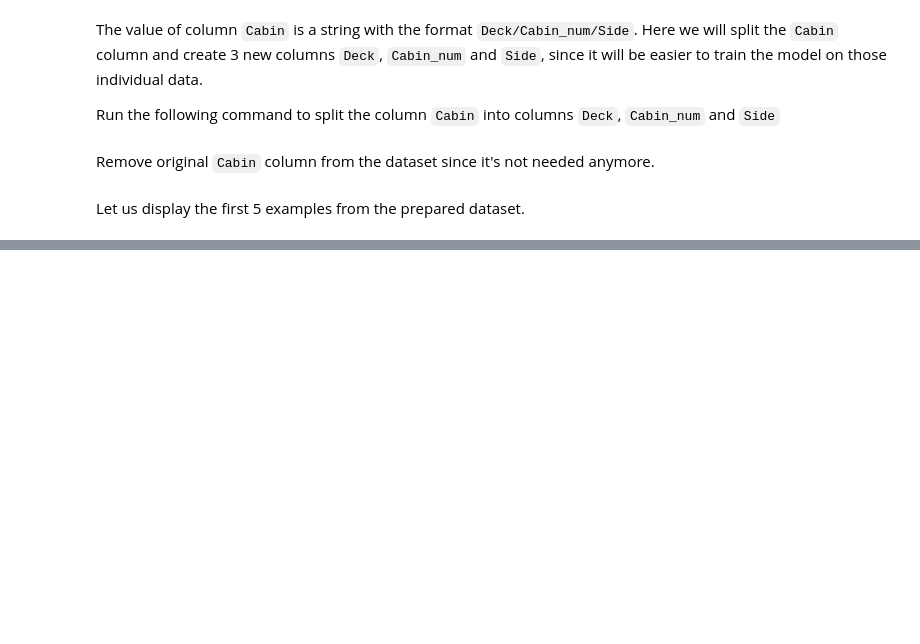
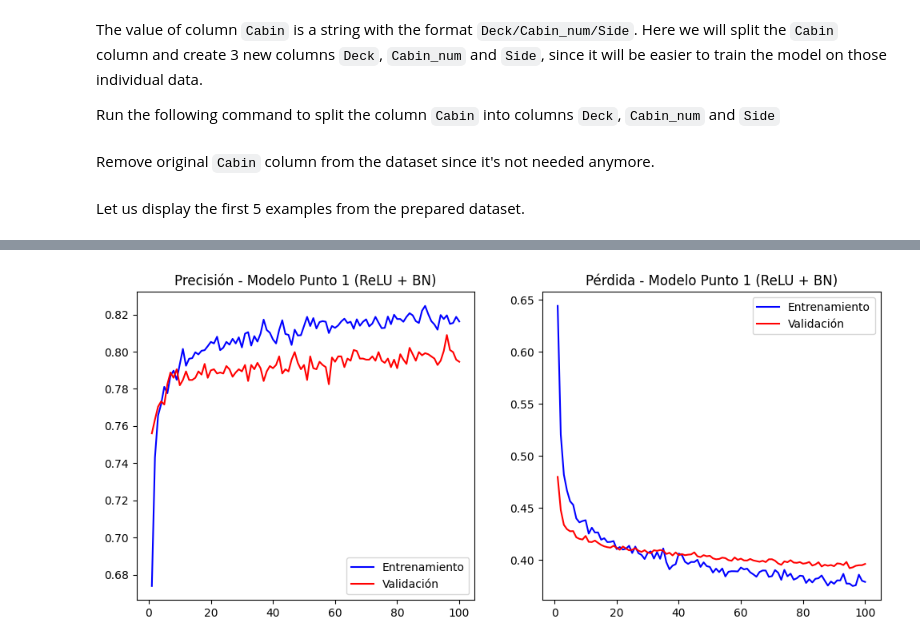
Before and after one commit to EduFergo/ml-test, a Jupyter notebook: spaceship-titanic-with-tfdf.ipynb, the cells around one changed output, grey strips where cells are left out. Saved outputs shown, nothing was run; the diff lists cells and outputs as text; code cells hidden in the pictures; blank space fills up the shorter version.

```diff
--- a/spaceship-titanic-with-tfdf.ipynb
+++ b/spaceship-titanic-with-tfdf.ipynb
@@ -192,0 +403,38 @@ print("{} examples in training, {} examples in testing.".format(
+# %%
+def build_model_p3(input_dim):
+    model = models.Sequential([
+        layers.Input(shape=(input_dim,)),
+
+        # Bloque 1
+        layers.Dense(64),
+        layers.Activation('relu'),
+        layers.BatchNormalization(),
+        layers.Dropout(0.3), # Apaga el 30% de las neuronas en cada paso
+
+        # Bloque 2
+        layers.Dense(32),
+        layers.Activation('relu'),
+        layers.BatchNormalization(),
+        layers.Dropout(0.3), # Ayuda a generalizar mejor
+
+        # Salida
+        layers.Dense(1, activation='sigmoid')
+    ])
+
+    model.compile(
+        optimizer='adam',
+        loss='binary_crossentropy',
+        metrics=['accuracy']
+    )
+    return model
+
+# Entrenamos el modelo del experimento 3
+model_p3 = build_model_p3(X_train.shape[1])
+
+history_p3 = model_p3.fit(
+    X_train, y_train,
+    epochs=100,
+    batch_size=32,
+    validation_data=(X_valid, y_valid),
+    verbose=1
+)
@@ -192,0 +459,4 @@ print("{} examples in training, {} examples in testing.".format(
+# %%
+plot_history(history_p3, "Modelo Punto 1 (ReLU + BN)")
+# %% [output]
+[figure, added]
```
Also changed, not shown: parts of 46 cells of this notebook.
